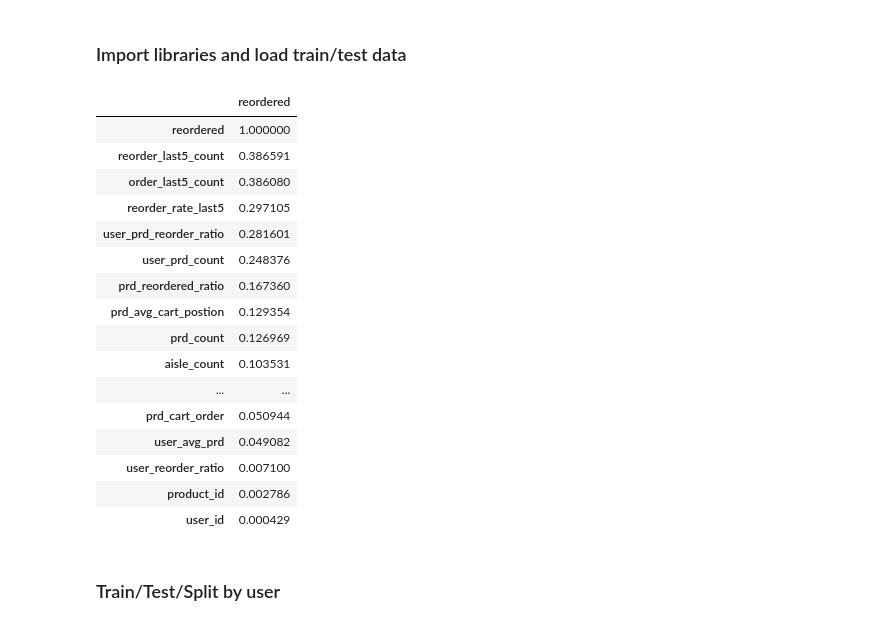
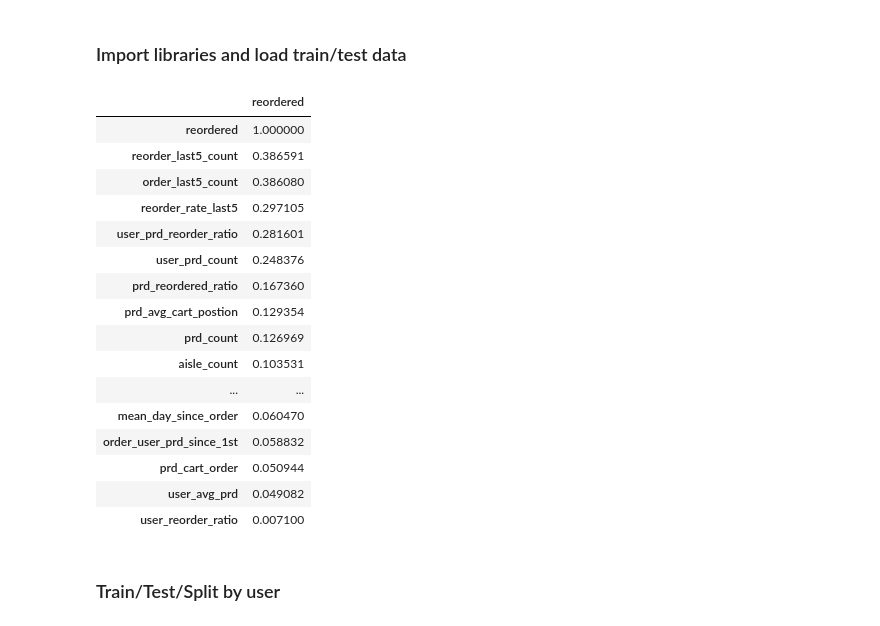
Before and after one commit to yanglinaomi/Instacart-Market-Basket-Analysis, a Jupyter notebook: code/02_modelling.ipynb, the cells around one changed output. Cells and saved outputs as stored; diff of their text form; code cells hidden in the pictures.

```diff
--- a/code/02_modelling.ipynb
+++ b/code/02_modelling.ipynb
@@ -28,25 +28,25 @@ test_data=pd.read_csv('../data/test_data.csv')
 # %%
 train_data['reordered']=train_data['reordered'].astype(int)
 # %%
-abs(train_data.corr()[['reordered']]).sort_values(by='reordered', ascending=False)
+abs((train_data.drop(['user_id','product_id'], axis=1)).corr()[['reordered']]).sort_values(by='reordered', ascending=False)
 # %% [output]
 |  | reordered |
 | reordered | 1.000000 |
 | reorder_last5_count | 0.386591 |
 | order_last5_count | 0.386080 |
 | reorder_rate_last5 | 0.297105 |
 | user_prd_reorder_ratio | 0.281601 |
 | user_prd_count | 0.248376 |
 | prd_reordered_ratio | 0.167360 |
 | prd_avg_cart_postion | 0.129354 |
 | prd_count | 0.126969 |
 | aisle_count | 0.103531 |
 | ... | ... |
+| mean_day_since_order | 0.060470 |
+| order_user_prd_since_1st | 0.058832 |
 | prd_cart_order | 0.050944 |
 | user_avg_prd | 0.049082 |
 | user_reorder_ratio | 0.007100 |
-| product_id | 0.002786 |
-| user_id | 0.000429 |
 # %% [markdown]
 ### Train/Test/Split by user
 # %% [markdown]
```
Also changed, not shown: parts of 45 cells of this notebook, 1 other file.
